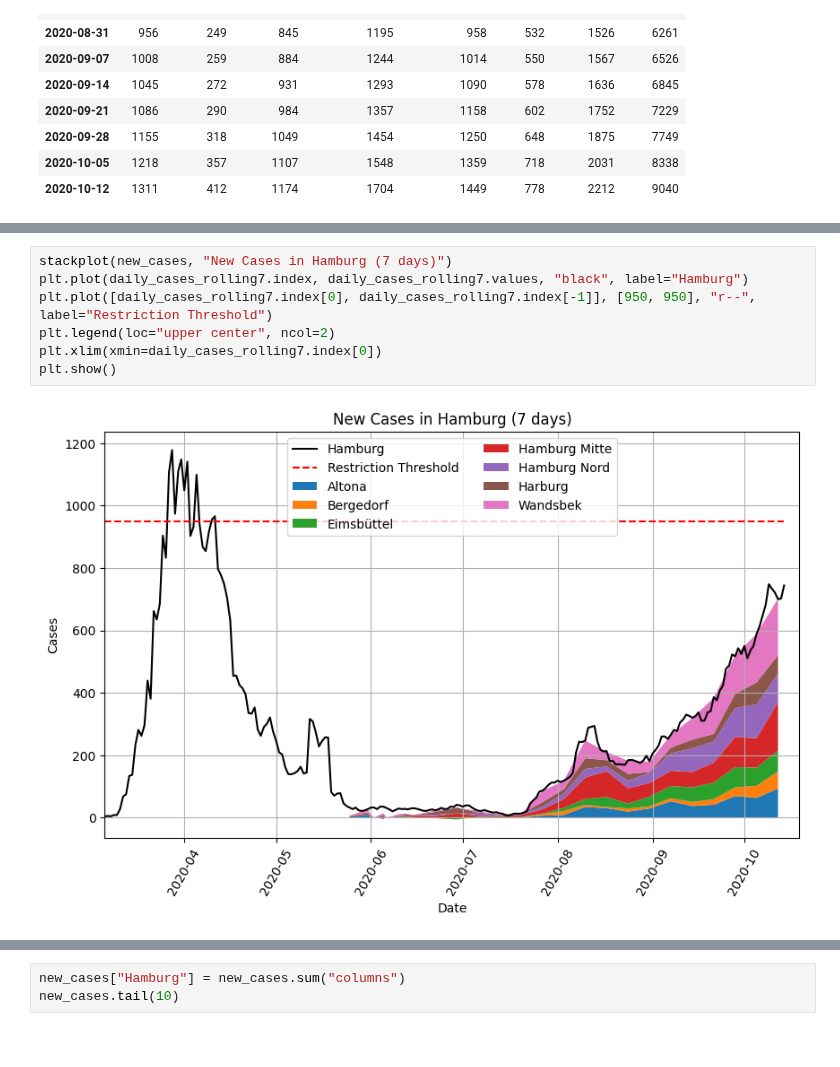
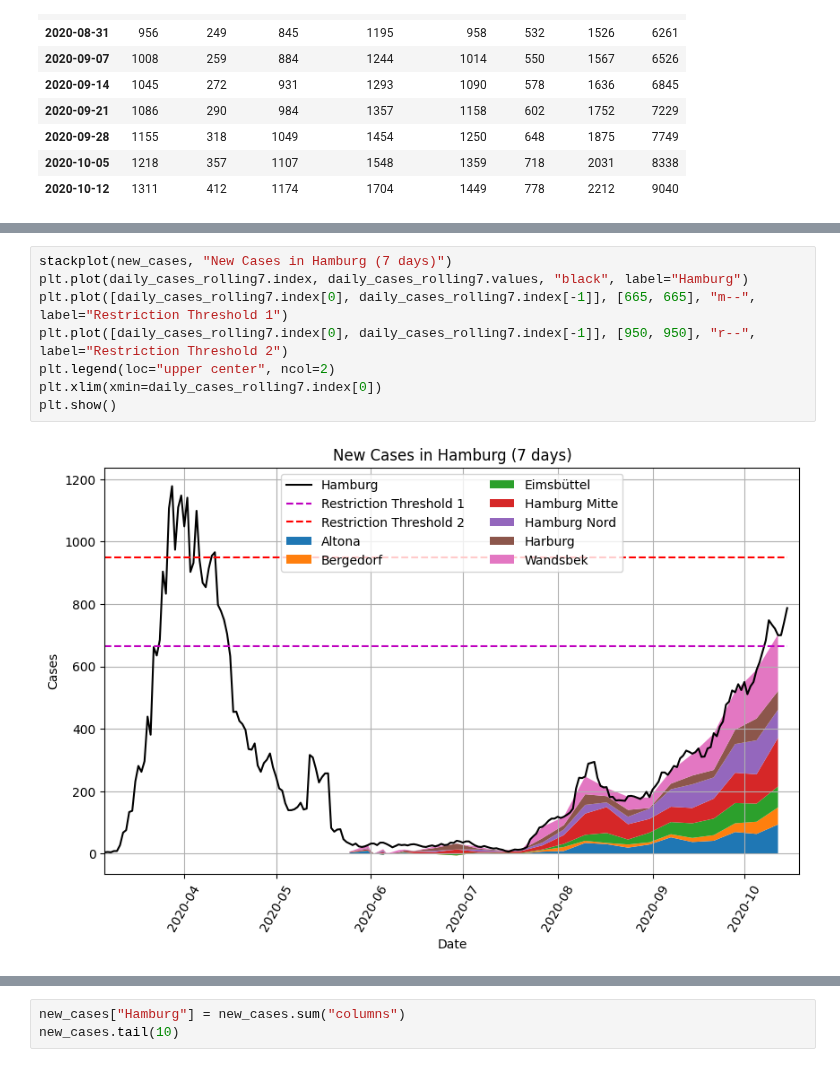
Before and after one commit to b3orn/corona-hamburg, a Jupyter notebook: corona-hamburg.ipynb, the cells around one changed output, grey strips where cells are left out. Drawn from its saved outputs; the diff is of its cells as text.

```diff
--- a/corona-hamburg.ipynb
+++ b/corona-hamburg.ipynb
@@ -255,12 +230,13 @@ daily_cases_rolling14.tail(7).T
 # %%
 stackplot(new_cases, "New Cases in Hamburg (7 days)")
 plt.plot(daily_cases_rolling7.index, daily_cases_rolling7.values, "black", label="Hamburg")
-plt.plot([daily_cases_rolling7.index[0], daily_cases_rolling7.index[-1]], [950, 950], "r--", label="Restriction Threshold")
+plt.plot([daily_cases_rolling7.index[0], daily_cases_rolling7.index[-1]], [665, 665], "m--", label="Restriction Threshold 1")
+plt.plot([daily_cases_rolling7.index[0], daily_cases_rolling7.index[-1]], [950, 950], "r--", label="Restriction Threshold 2")
 plt.legend(loc="upper center", ncol=2)
 plt.xlim(xmin=daily_cases_rolling7.index[0])
 plt.show()
 # %% [output]
-[figure, old version]
+[figure, new version]
 # %%
 for borough in new_cases.columns:
     plt.plot(new_cases.index, new_cases[borough] / BOROUGHS[borough] * 1e5, label=borough)
```
Also changed, not shown: parts of 11 cells of this notebook, 1 other file.
